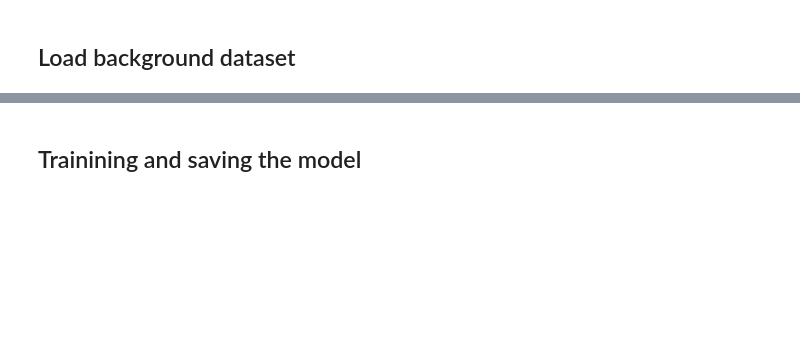
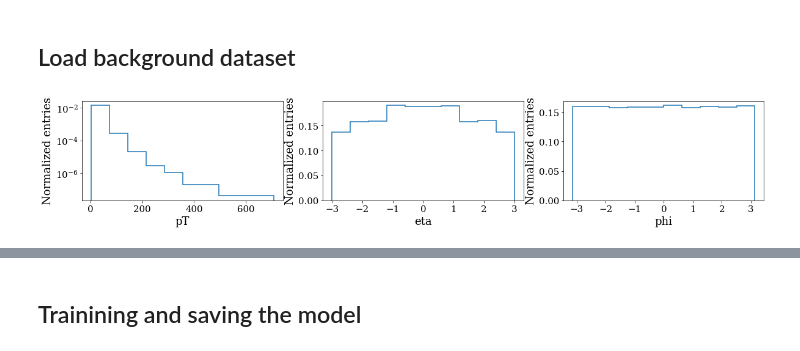
Before and after one commit to ViniciusMikuni/ADC2021-examplecode, a Jupyter notebook: Dense_AE.ipynb, the cells around one changed output, grey strips where cells are left out. Cells and saved outputs as stored; diff of their text form; code cells hidden in the pictures; blank space fills up the shorter version.

```diff
--- a/Dense_AE.ipynb
+++ b/Dense_AE.ipynb
@@ -29,4 +29,18 @@ with h5py.File(dataset_folder+filename, 'r') as file:
     X_train = np.array(file['X_train'])
     X_test = np.array(file['X_test'])
     X_val = np.array(file['X_val'])
+# %%
+#Let's plot some histograms
+plt.figure(figsize=(20,3))
+logy_dict = {'pT':True,'eta':False,'phi':False}
+for i,name in enumerate(logy_dict):
+    plt.subplot(1,3,i+1)
+    to_plot=X_train[:,3+i]
+    to_plot=to_plot[to_plot!=0]
+    plt.hist(to_plot.flatten(),label="Background", density = True, histtype='step', fill=False, linewidth=1.5)
+    if logy_dict[name]:plt.yscale('log')
+    plt.xlabel(name)
+    plt.ylabel("Normalized entries")
+# %% [output]
+[figure, added]
 # %% [markdown]
```
Also changed, not shown: parts of 10 cells of this notebook, 1 other file.
